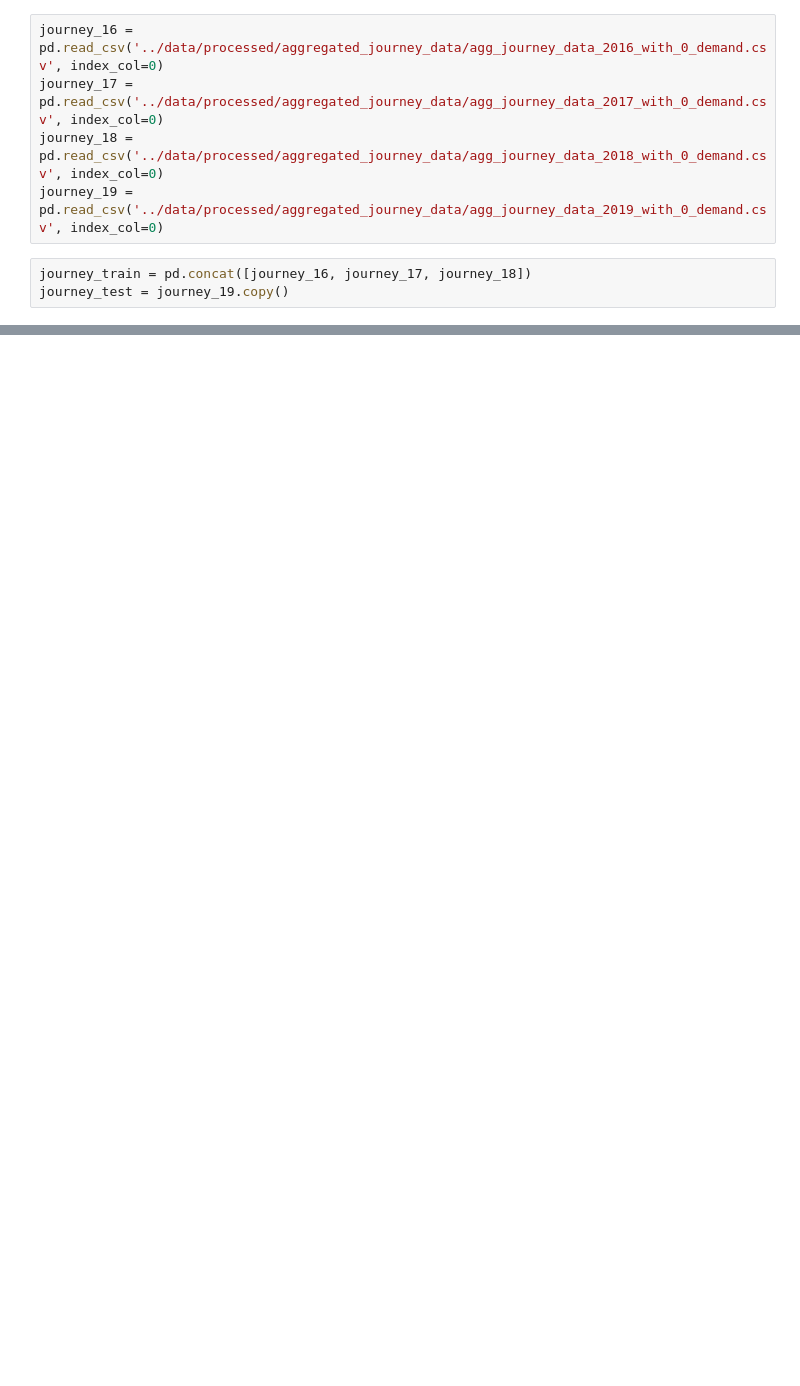
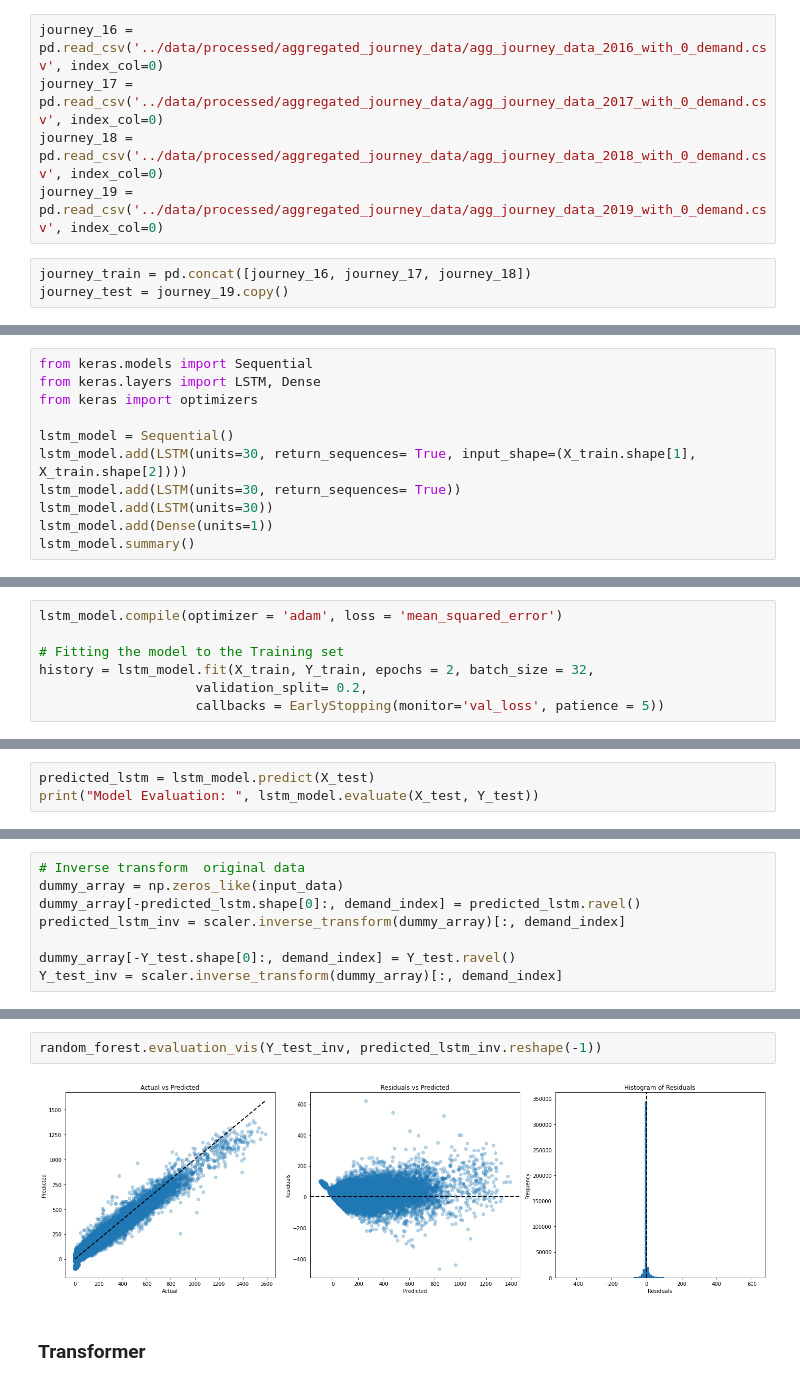
Before and after one commit to tabeaeggler/UrbanMobility, a Jupyter notebook: notebooks/08_transformer.ipynb, the cells around one changed output, grey strips where cells are left out. Drawn from its saved outputs; the diff is of its cells as text; blank space fills up the shorter version.

```diff
--- a/notebooks/08_transformer.ipynb
+++ b/notebooks/08_transformer.ipynb
@@ -136,0 +361,11 @@ The Mean Squared Error of the predictions is 8858.326241111405
+# %%
+from keras.models import Sequential
+from keras.layers import LSTM, Dense
+from keras import optimizers
+
+lstm_model = Sequential()
+lstm_model.add(LSTM(units=30, return_sequences= True, input_shape=(X_train.shape[1], X_train.shape[2])))
+lstm_model.add(LSTM(units=30, return_sequences= True))
+lstm_model.add(LSTM(units=30))
+lstm_model.add(Dense(units=1))
+lstm_model.summary()
@@ -136,0 +392,7 @@ The Mean Squared Error of the predictions is 8858.326241111405
+# %%
+lstm_model.compile(optimizer = 'adam', loss = 'mean_squared_error')
+
+# Fitting the model to the Training set
+history = lstm_model.fit(X_train, Y_train, epochs = 2, batch_size = 32,
+                    validation_split= 0.2,
+                    callbacks = EarlyStopping(monitor='val_loss', patience = 5))
@@ -136,0 +411,3 @@ The Mean Squared Error of the predictions is 8858.326241111405
+# %%
+predicted_lstm = lstm_model.predict(X_test)
+print("Model Evaluation: ", lstm_model.evaluate(X_test, Y_test))
@@ -136,0 +418,8 @@ The Mean Squared Error of the predictions is 8858.326241111405
+# %%
+# Inverse transform  original data
+dummy_array = np.zeros_like(input_data)
+dummy_array[-predicted_lstm.shape[0]:, demand_index] = predicted_lstm.ravel()
+predicted_lstm_inv = scaler.inverse_transform(dummy_array)[:, demand_index]
+
+dummy_array[-Y_test.shape[0]:, demand_index] = Y_test.ravel()
+Y_test_inv = scaler.inverse_transform(dummy_array)[:, demand_index]
@@ -136,0 +444,6 @@ The Mean Squared Error of the predictions is 8858.326241111405
+# %%
+random_forest.evaluation_vis(Y_test_inv, predicted_lstm_inv.reshape(-1))
+# %% [output]
+[figure, added]
+# %% [markdown]
+### Transformer
```
Also changed, not shown: parts of 42 cells of this notebook, 1 other file.
